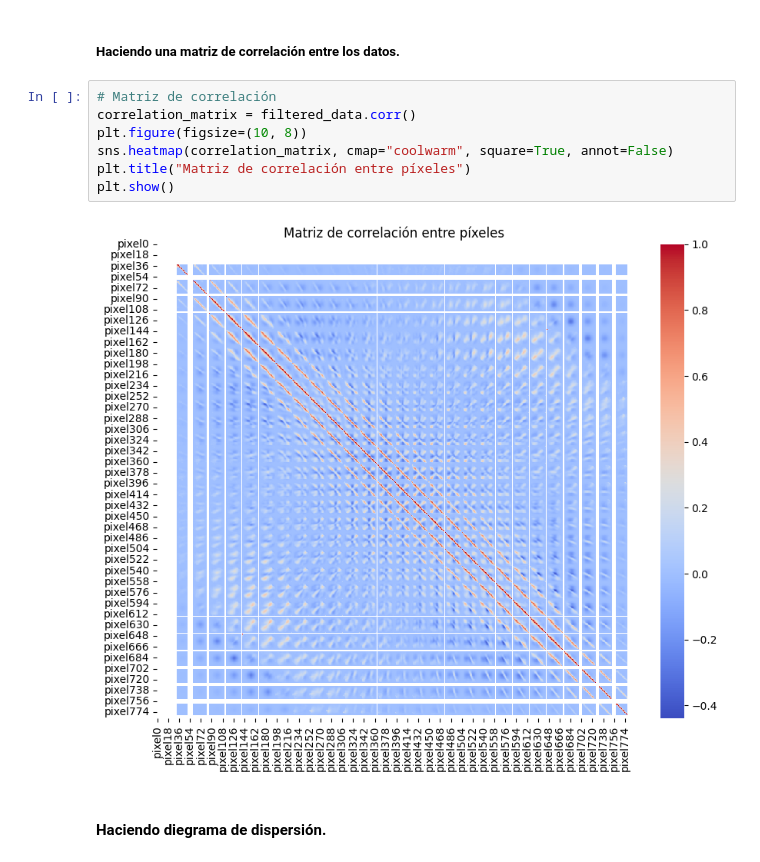
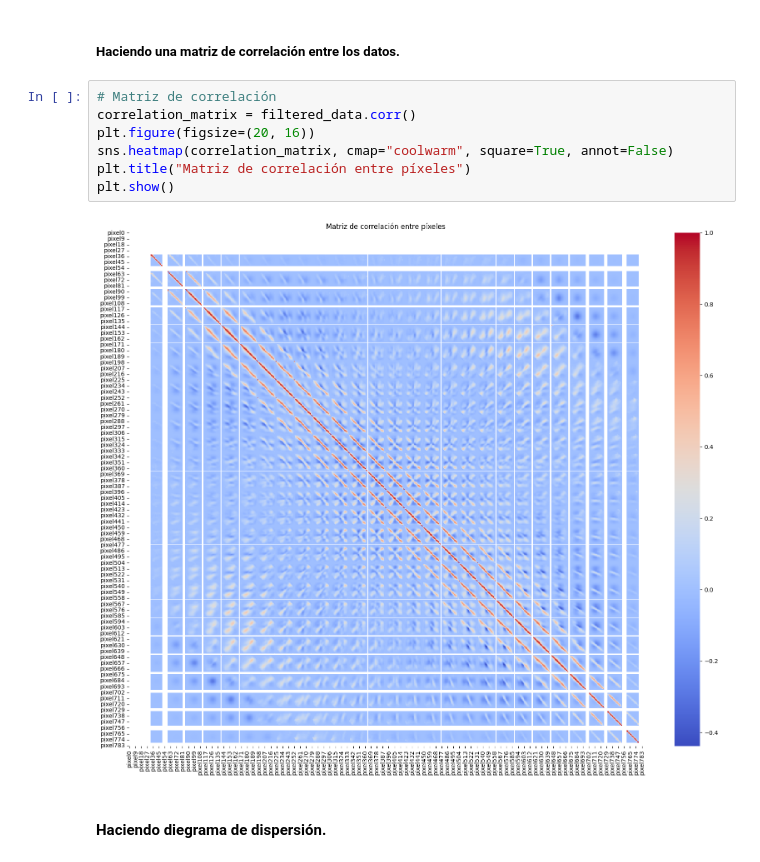
Before and after one commit to Javier19-cmd/Lab3-Data, a Jupyter notebook: lab.ipynb, the cells around one changed output. Drawn from its saved outputs; the diff is of its cells as text.

```diff
--- a/lab.ipynb
+++ b/lab.ipynb
@@ -83,12 +83,12 @@ plt.show()
 # %%
 # Matriz de correlación
 correlation_matrix = filtered_data.corr()
-plt.figure(figsize=(10, 8))
+plt.figure(figsize=(20, 16))
 sns.heatmap(correlation_matrix, cmap="coolwarm", square=True, annot=False)
 plt.title("Matriz de correlación entre píxeles")
 plt.show()
 # %% [output]
-[figure, old version]
+[figure, new version]
 # %% [markdown]
 #### Haciendo diegrama de dispersión.
 # %%
```
Also changed, not shown: parts of 7 cells of this notebook.
